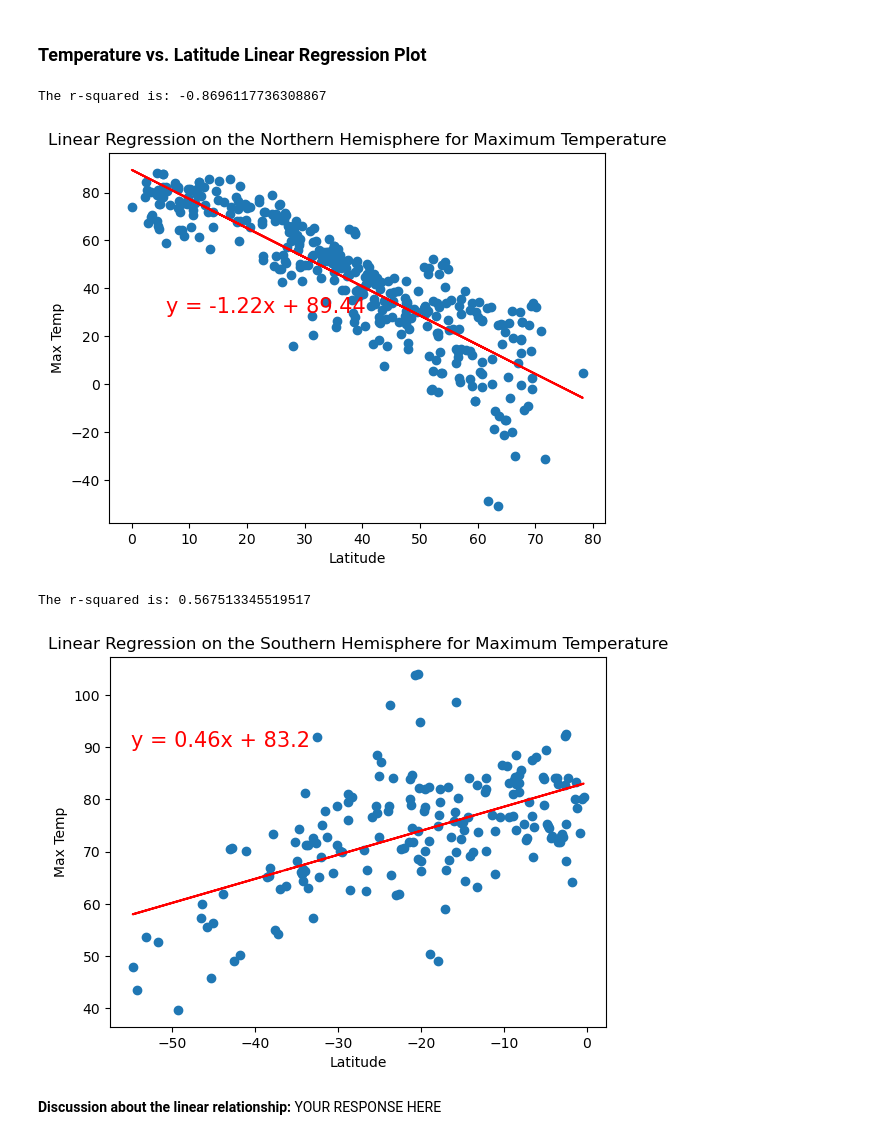
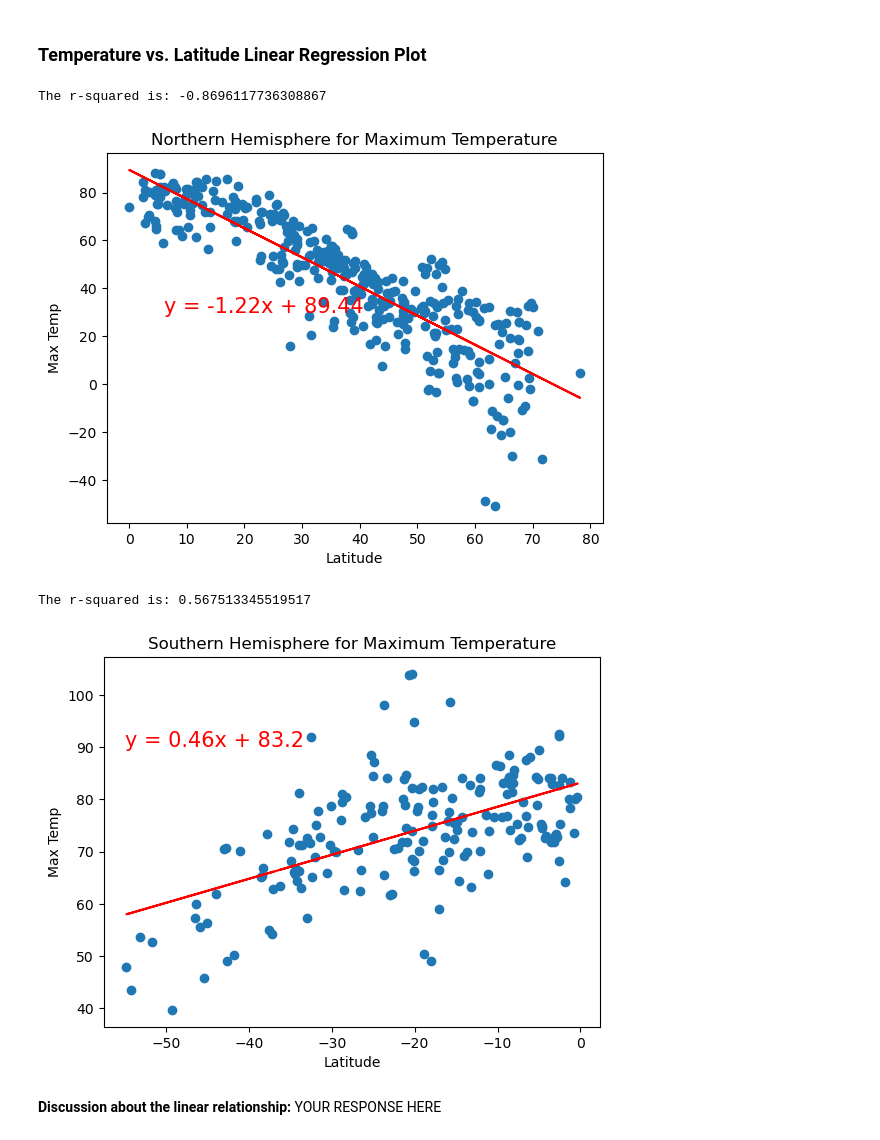
Before and after one commit to cosmopaladin/python-api-challenge, a Jupyter notebook: WeatherPy.ipynb, the cells around one changed output. Drawn from its saved outputs; the diff is of its cells as text; code cells hidden in the pictures.

```diff
--- a/WeatherPy.ipynb
+++ b/WeatherPy.ipynb
@@ -317,21 +317,21 @@ southern_hemi_df.head()
 # %%
 # Linear regression on Northern Hemisphere
 x_values = northern_hemi_df["Lat"]
 y_values = northern_hemi_df["Max Temp"]
-plt.title("Linear Regression on the Northern Hemisphere for Maximum Temperature")
+plt.title("Northern Hemisphere for Maximum Temperature")
 plot_linear_regression(x_values, y_values, 'Max Temp',(6,30))
 # %% [output]
 The r-squared is: -0.8696117736308867
-[figure, old version]
+[figure, new version]
 # %%
 # Linear regression on Southern Hemisphere
 x_values = southern_hemi_df["Lat"]
 y_values = southern_hemi_df["Max Temp"]
-plt.title("Linear Regression on the Southern Hemisphere for Maximum Temperature")
+plt.title("Southern Hemisphere for Maximum Temperature")
 plot_linear_regression(x_values, y_values, 'Max Temp',(-55,90))
 # %% [output]
 The r-squared is: 0.567513345519517
-[figure, old version]
+[figure, new version]
 # %% [markdown]
 **Discussion about the linear relationship:** YOUR RESPONSE HERE
 # %% [markdown]
```
Also changed, not shown: parts of 12 cells of this notebook.
